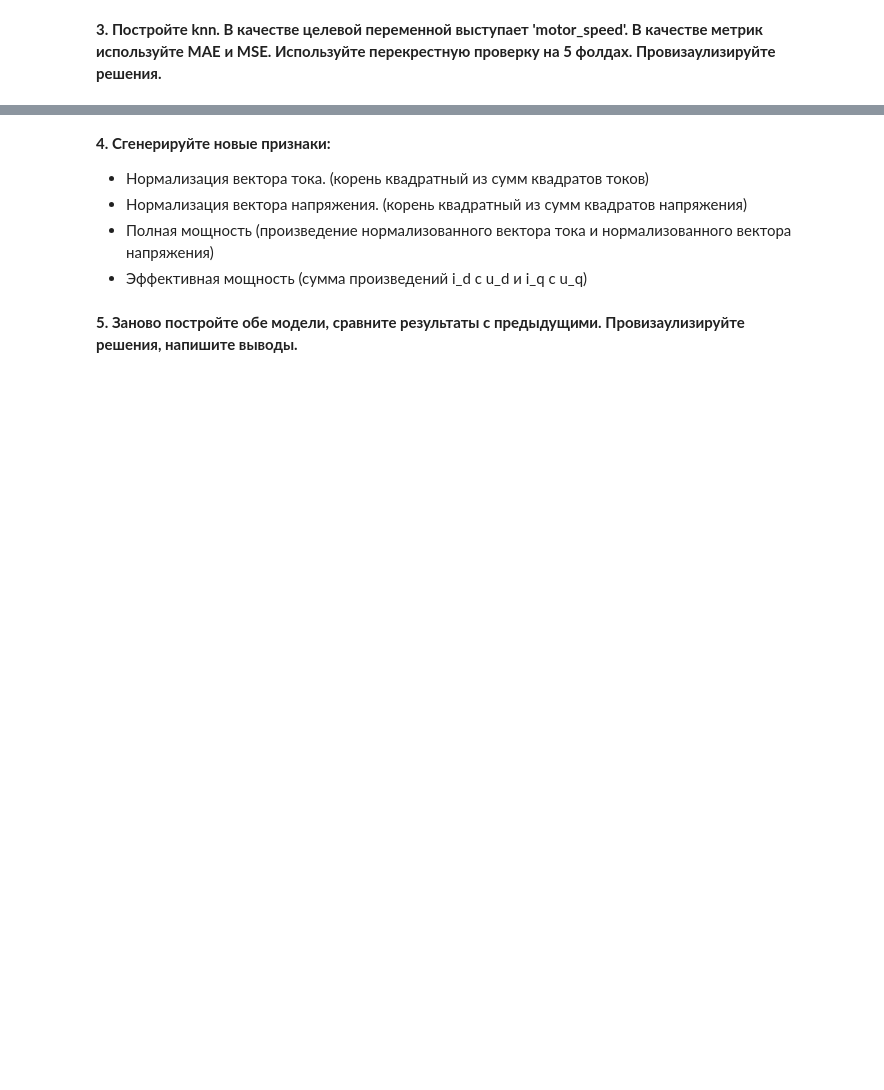
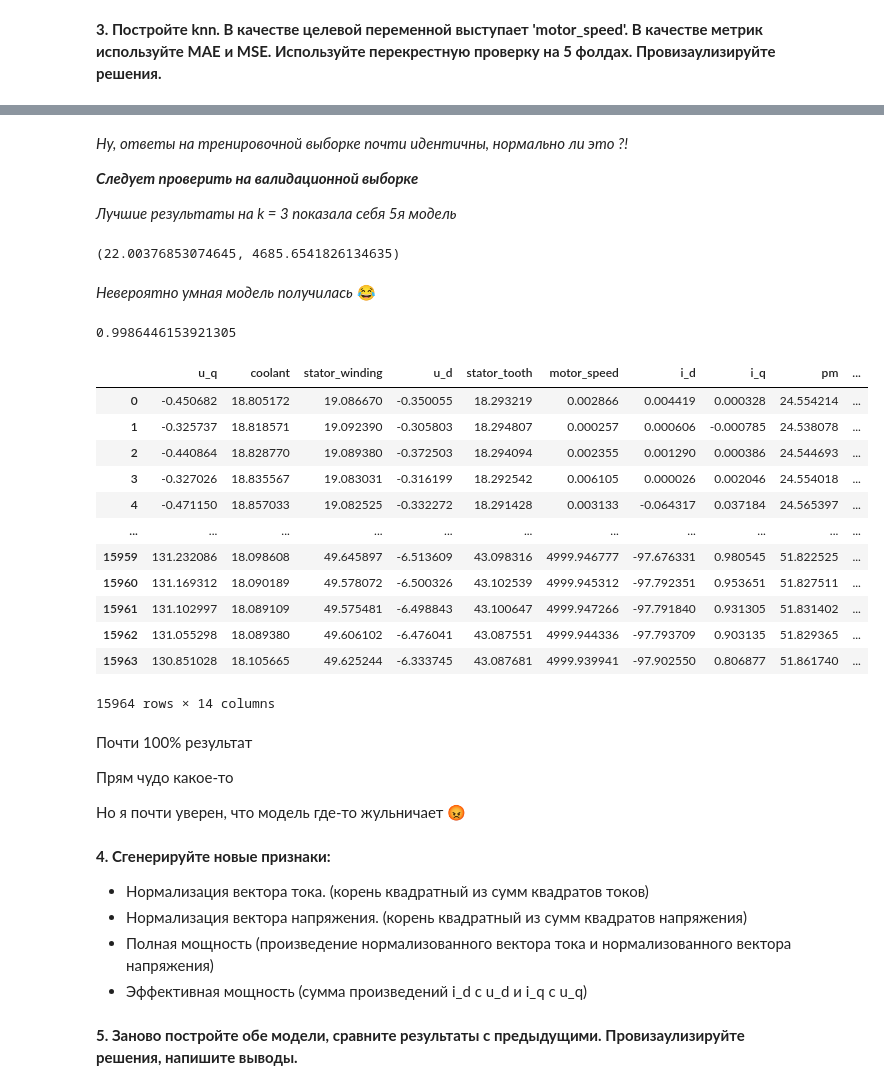
Before and after one commit to Zikarakus/home_works, a Jupyter notebook: linear and knn HW.ipynb, the cells around one changed output, grey strips where cells are left out. Drawn from its saved outputs; the diff is of its cells as text; code cells hidden in the pictures; blank space fills up the shorter version.

```diff
--- a/linear and knn HW.ipynb
+++ b/linear and knn HW.ipynb
@@ -523,0 +613,6 @@ MAE:349.996 | MSE:220587.313
+# %% [markdown]
+_Ну, ответы на тренировочной выборке почти идентичны, нормально ли это ?!_
+
+***Следует проверить на валидационной выборке***
+
+_Лучшие результаты на k = 3 показала себя 5я модель_
@@ -524,3 +622,36 @@ MAE:349.996 | MSE:220587.313
+# %%
+mean_absolute_error(val_knr_predicted, y_val), mean_squared_error(val_knr_predicted, y_val)
+# %% [output]
+(22.00376853074645, 4685.6541826134635)
+# %% [markdown]
+_Невероятно умная модель получилась_ 😂
+# %%
+from sklearn.metrics import r2_score
+r2_score(y_val, val_knr_predicted)
+# %% [output]
+0.9986446153921305
+# %%
+df[df['profile_id']==17]
+# %% [output]
+|  | u_q | coolant | stator_winding | u_d | stator_tooth | motor_speed | i_d | i_q | pm | ... |
+| 0 | -0.450682 | 18.805172 | 19.086670 | -0.350055 | 18.293219 | 0.002866 | 0.004419 | 0.000328 | 24.554214 | ... |
+| 1 | -0.325737 | 18.818571 | 19.092390 | -0.305803 | 18.294807 | 0.000257 | 0.000606 | -0.000785 | 24.538078 | ... |
+| 2 | -0.440864 | 18.828770 | 19.089380 | -0.372503 | 18.294094 | 0.002355 | 0.001290 | 0.000386 | 24.544693 | ... |
+| 3 | -0.327026 | 18.835567 | 19.083031 | -0.316199 | 18.292542 | 0.006105 | 0.000026 | 0.002046 | 24.554018 | ... |
+| 4 | -0.471150 | 18.857033 | 19.082525 | -0.332272 | 18.291428 | 0.003133 | -0.064317 | 0.037184 | 24.565397 | ... |
+| ... | ... | ... | ... | ... | ... | ... | ... | ... | ... | ... |
+| 15959 | 131.232086 | 18.098608 | 49.645897 | -6.513609 | 43.098316 | 4999.946777 | -97.676331 | 0.980545 | 51.822525 | ... |
+| 15960 | 131.169312 | 18.090189 | 49.578072 | -6.500326 | 43.102539 | 4999.945312 | -97.792351 | 0.953651 | 51.827511 | ... |
+| 15961 | 131.102997 | 18.089109 | 49.575481 | -6.498843 | 43.100647 | 4999.947266 | -97.791840 | 0.931305 | 51.831402 | ... |
+| 15962 | 131.055298 | 18.089380 | 49.606102 | -6.476041 | 43.087551 | 4999.944336 | -97.793709 | 0.903135 | 51.829365 | ... |
+| 15963 | 130.851028 | 18.105665 | 49.625244 | -6.333745 | 43.087681 | 4999.939941 | -97.902550 | 0.806877 | 51.861740 | ... |
+15964 rows × 14 columns
+# %% [markdown]
+Почти 100% результат
+
+Прям чудо какое-то
+
+Но я почти уверен, что модель где-то жульничает 😡
 # %% [markdown]
 **4. Сгенерируйте новые признаки:**
 - Нормализация вектора тока. (корень квадратный из сумм квадратов токов)
```
Also changed, not shown: parts of 31 cells of this notebook.
